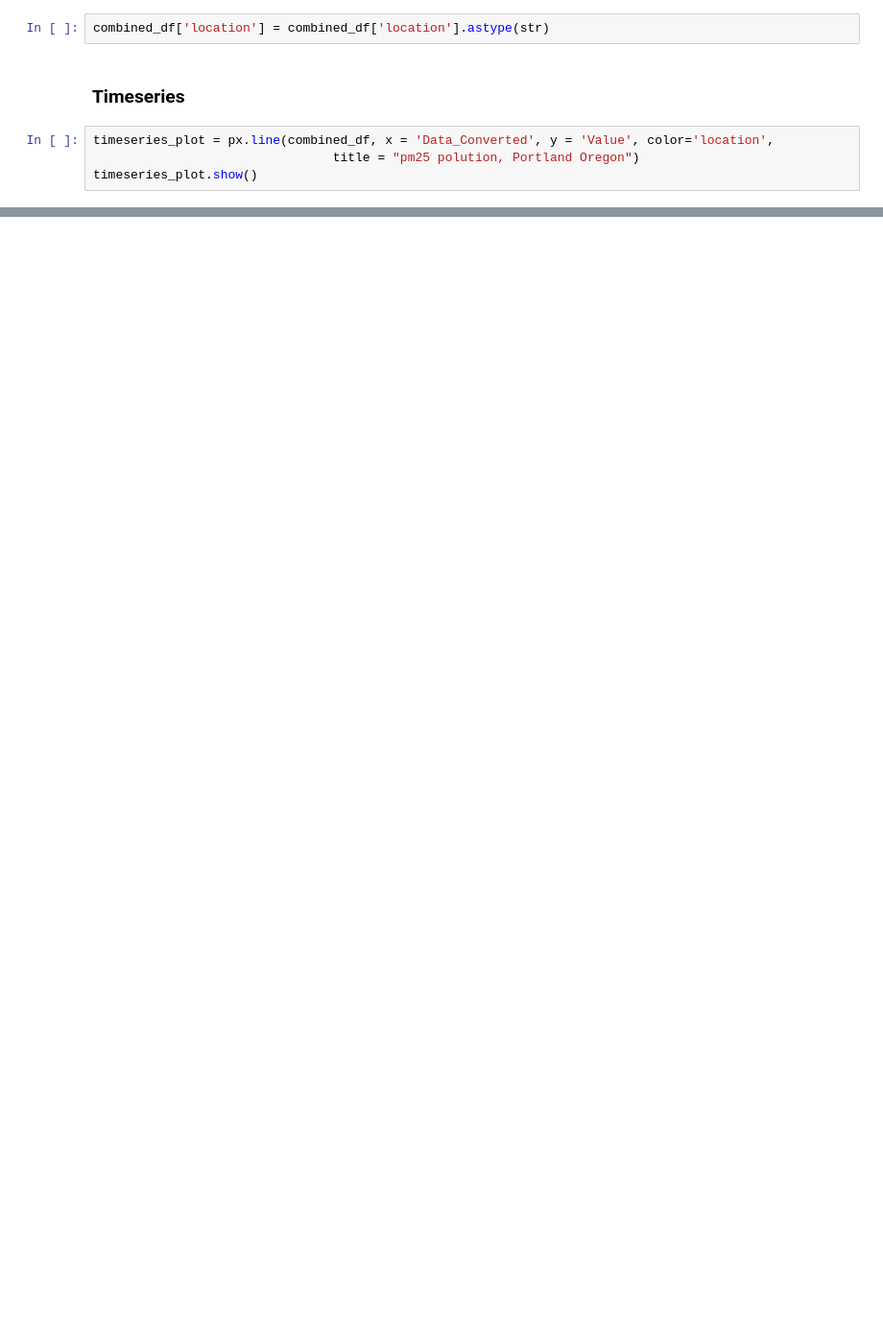
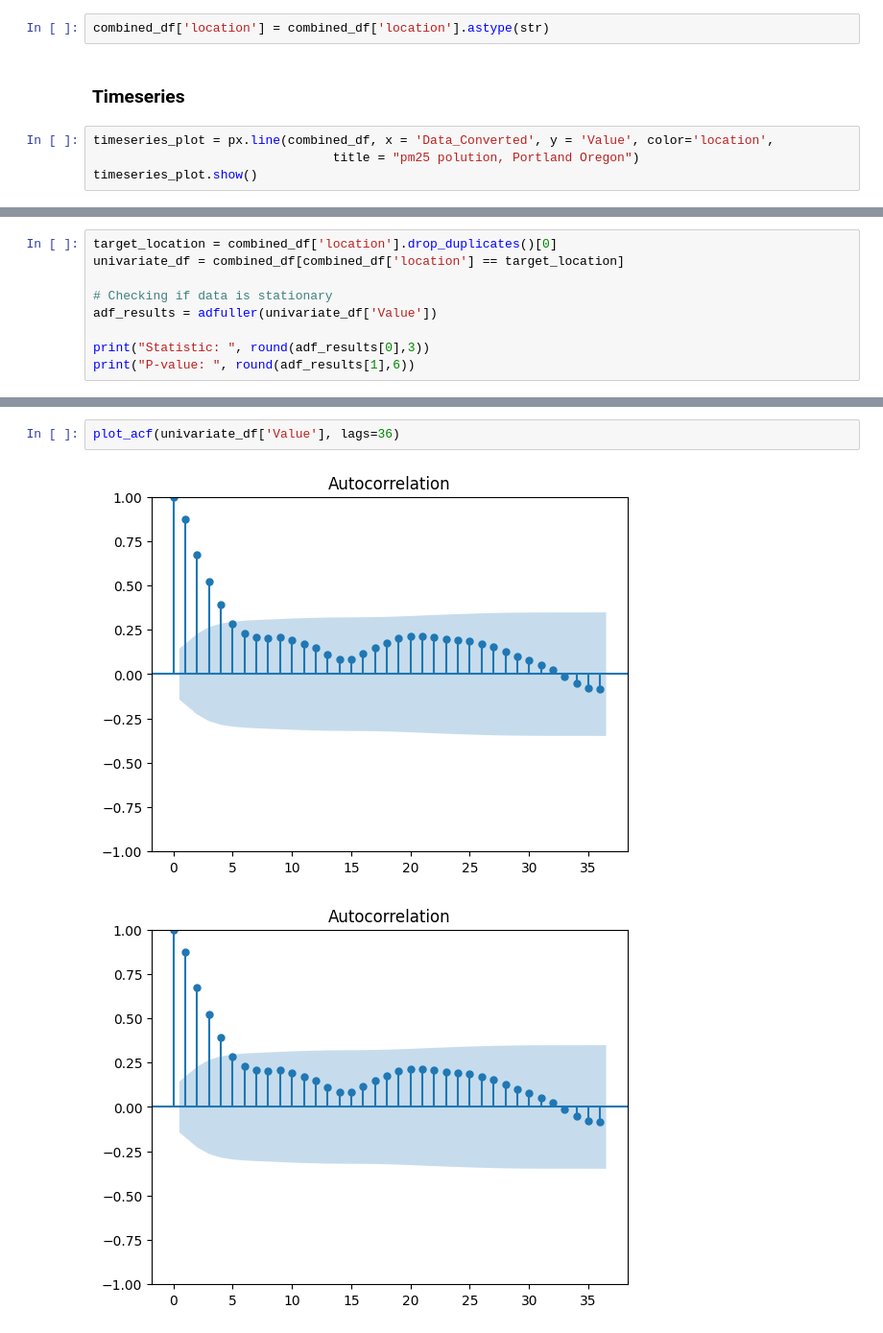
Before and after one commit to pinstripezebra/Air-Polution-Forecasting, a Jupyter notebook: aggregate_analysis.ipynb, the cells around one changed output, grey strips where cells are left out. Shown at 96% size. Drawn from its saved outputs; the diff is of its cells as text; blank space fills up the shorter version.

Commit message:
Adding univariate timeseries forecast

```diff
--- a/aggregate_analysis.ipynb
+++ b/aggregate_analysis.ipynb
@@ -38,0 +87,9 @@ timeseries_plot.show()
+# %%
+target_location = combined_df['location'].drop_duplicates()[0]
+univariate_df = combined_df[combined_df['location'] == target_location]
+
+# Checking if data is stationary
+adf_results = adfuller(univariate_df['Value'])
+
+print("Statistic: ", round(adf_results[0],3))
+print("P-value: ", round(adf_results[1],6))
@@ -38,0 +103,5 @@ timeseries_plot.show()
+# %%
+plot_acf(univariate_df['Value'], lags=36)
+# %% [output]
+[figure, added]
+[figure, added]
```
Also changed, not shown: parts of 18 cells of this notebook, 1 other file.
